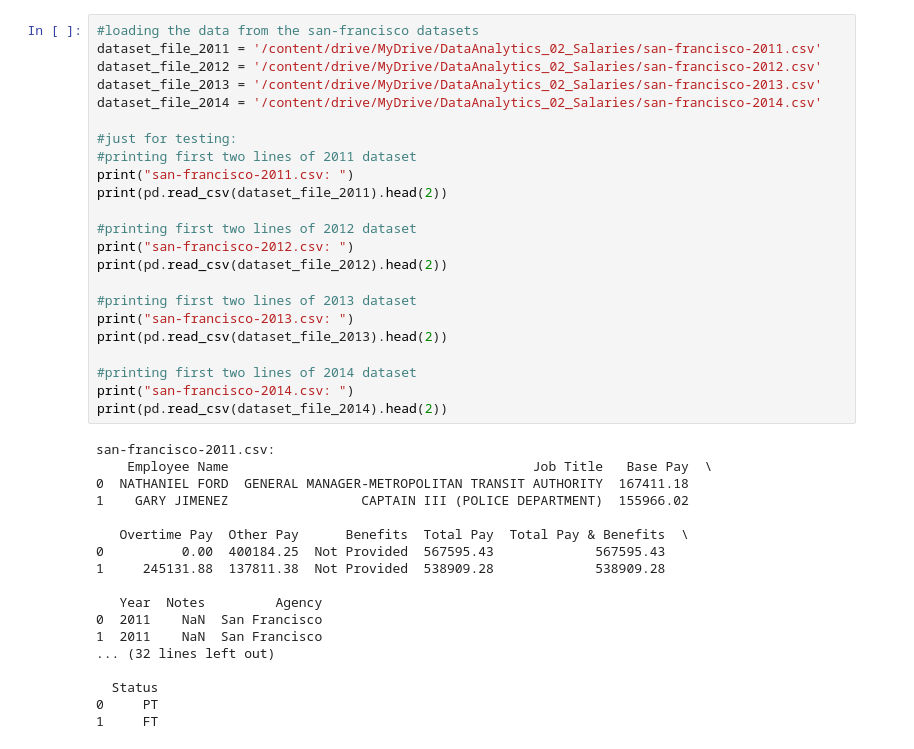
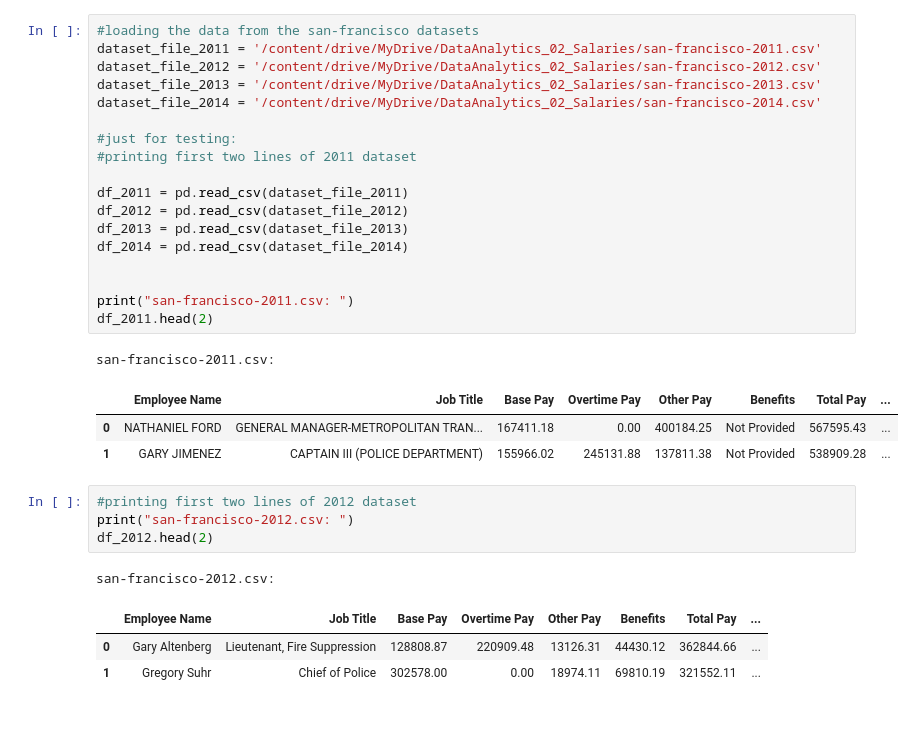
Before and after one commit to cricci3/Salaries_clustering, a Jupyter notebook: Project2_DA.ipynb, the cells around one changed output. Drawn from its saved outputs; the diff is of its cells as text; blank space fills up the shorter version.

```diff
--- a/Project2_DA.ipynb
+++ b/Project2_DA.ipynb
@@ -20,41 +25,32 @@ Mounted at /content/drive
 # %%
 #loading the data from the san-francisco datasets
 dataset_file_2011 = '/content/drive/MyDrive/DataAnalytics_02_Salaries/san-francisco-2011.csv'
 dataset_file_2012 = '/content/drive/MyDrive/DataAnalytics_02_Salaries/san-francisco-2012.csv'
 dataset_file_2013 = '/content/drive/MyDrive/DataAnalytics_02_Salaries/san-francisco-2013.csv'
 dataset_file_2014 = '/content/drive/MyDrive/DataAnalytics_02_Salaries/san-francisco-2014.csv'
 
 #just for testing:
 #printing first two lines of 2011 dataset
+
+df_2011 = pd.read_csv(dataset_file_2011)
+df_2012 = pd.read_csv(dataset_file_2012)
+df_2013 = pd.read_csv(dataset_file_2013)
+df_2014 = pd.read_csv(dataset_file_2014)
+
+
 print("san-francisco-2011.csv: ")
-print(pd.read_csv(dataset_file_2011).head(2))
-
-#printing first two lines of 2012 dataset
-print("san-francisco-2012.csv: ")
-print(pd.read_csv(dataset_file_2012).head(2))
-
-#printing first two lines of 2013 dataset
-print("san-francisco-2013.csv: ")
-print(pd.read_csv(dataset_file_2013).head(2))
-
-#printing first two lines of 2014 dataset
-print("san-francisco-2014.csv: ")
-print(pd.read_csv(dataset_file_2014).head(2))
+df_2011.head(2)
 # %% [output]
 san-francisco-2011.csv:
-    Employee Name                                       Job Title   Base Pay  \
-0  NATHANIEL FORD  GENERAL MANAGER-METROPOLITAN TRANSIT AUTHORITY  167411.18
-1    GARY JIMENEZ                 CAPTAIN III (POLICE DEPARTMENT)  155966.02
-
-   Overtime Pay  Other Pay      Benefits  Total Pay  Total Pay & Benefits  \
-0          0.00  400184.25  Not Provided  567595.43             567595.43
-1     245131.88  137811.38  Not Provided  538909.28             538909.28
-
-   Year  Notes         Agency
-0  2011    NaN  San Francisco
-1  2011    NaN  San Francisco
-... (32 lines left out)
-
-  Status
-0     PT
-1     FT
+|  | Employee Name | Job Title | Base Pay | Overtime Pay | Other Pay | Benefits | Total Pay | ... |
+| 0 | NATHANIEL FORD | GENERAL MANAGER-METROPOLITAN TRAN... | 167411.18 | 0.00 | 400184.25 | Not Provided | 567595.43 | ... |
+| 1 | GARY JIMENEZ | CAPTAIN III (POLICE DEPARTMENT) | 155966.02 | 245131.88 | 137811.38 | Not Provided | 538909.28 | ... |
+# %%
+#printing first two lines of 2012 dataset
+print("san-francisco-2012.csv: ")
+df_2012.head(2)
+# %% [output]
+san-francisco-2012.csv:
+|  | Employee Name | Job Title | Base Pay | Overtime Pay | Other Pay | Benefits | Total Pay | ... |
+| 0 | Gary Altenberg | Lieutenant, Fire Suppression | 128808.87 | 220909.48 | 13126.31 | 44430.12 | 362844.66 | ... |
+| 1 | Gregory Suhr | Chief of Police | 302578.00 | 0.00 | 18974.11 | 69810.19 | 321552.11 | ... |
```
Also changed, not shown: parts of 28 cells of this notebook.
